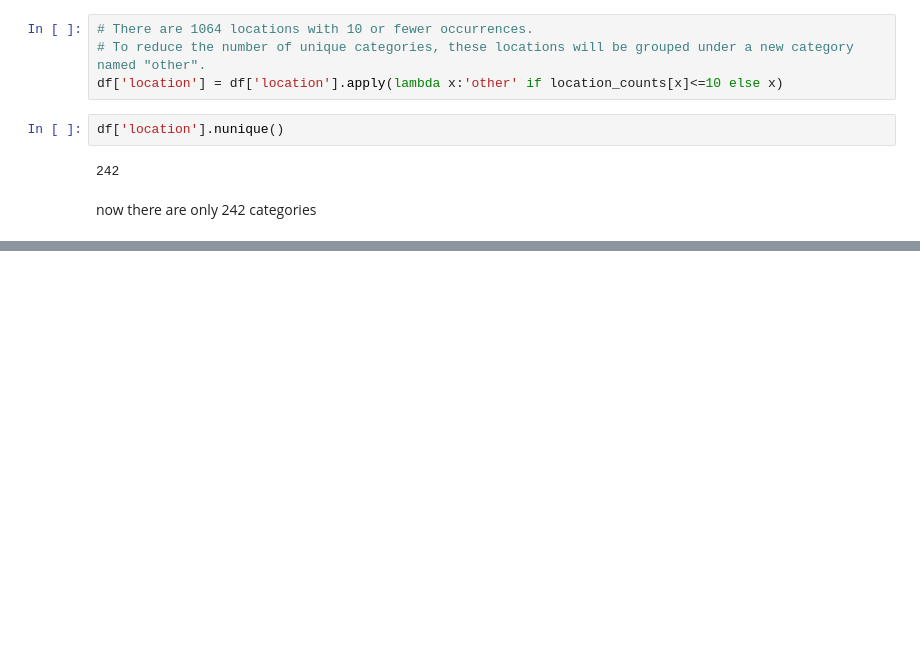
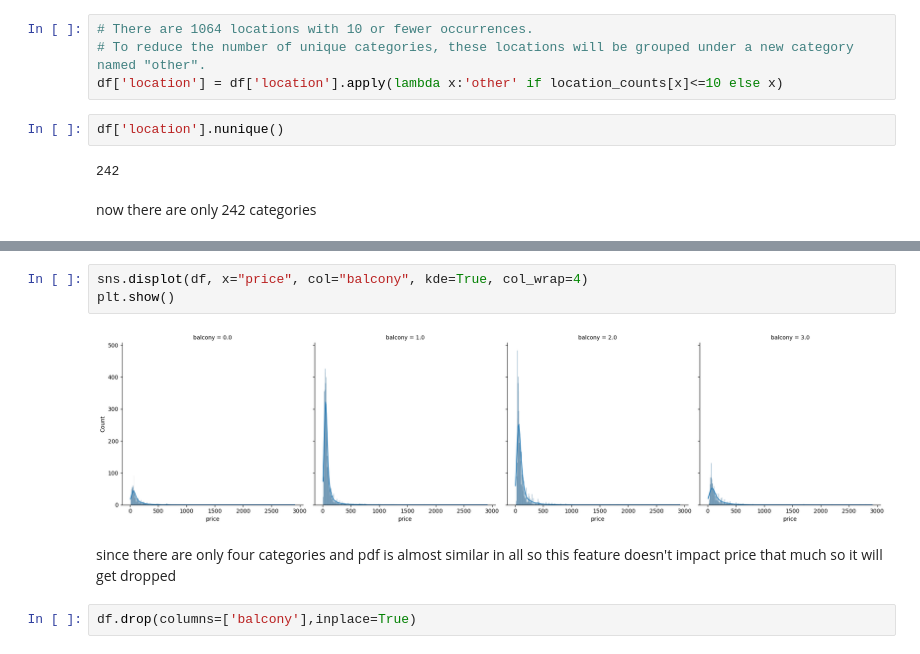
Before and after one commit to Nishant840/House-Price-Prediction, a Jupyter notebook: House_Price_Prediction.ipynb, the cells around one changed output, grey strips where cells are left out. Cells and saved outputs as stored; diff of their text form; blank space fills up the shorter version.

```diff
--- a/House_Price_Prediction.ipynb
+++ b/House_Price_Prediction.ipynb
@@ -199,0 +445,9 @@ df.sample(3)
+# %%
+sns.displot(df, x="price", col="balcony", kde=True, col_wrap=4)
+plt.show()
+# %% [output]
+[figure, added]
+# %% [markdown]
+since there are only four categories and pdf is almost similar in all so this feature doesn't impact price that much so it will get dropped
+# %%
+df.drop(columns=['balcony'],inplace=True)
```
Also changed, not shown: parts of 48 cells of this notebook.
